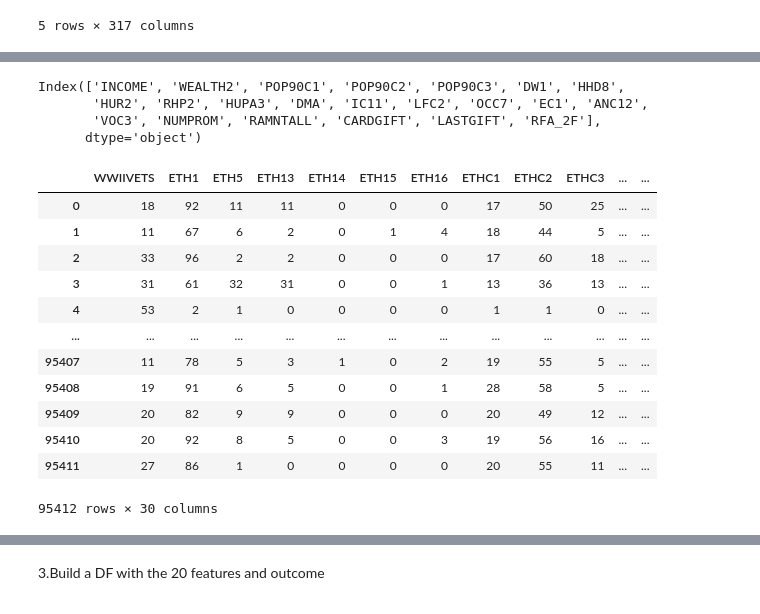
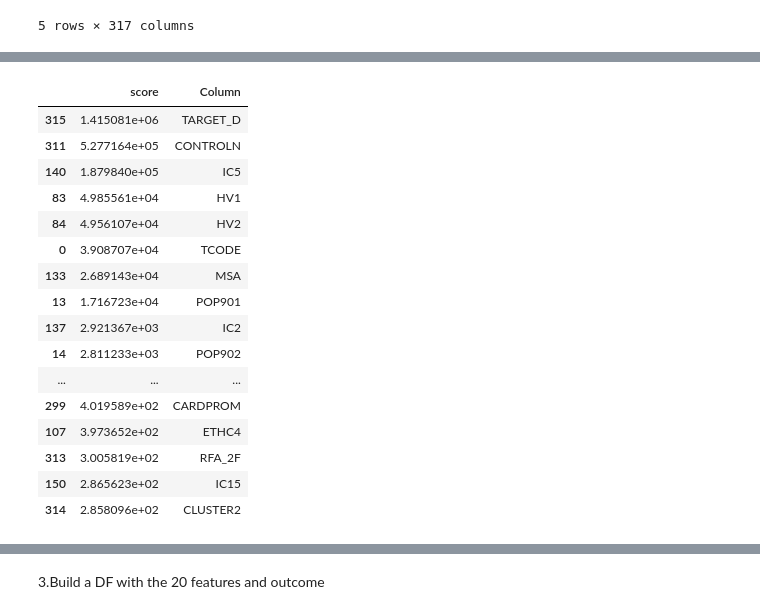
Before and after one commit to chrislacarte/data_inbalance_practice, a Jupyter notebook: main.ipynb, the cells around one changed output, grey strips where cells are left out. Drawn from its saved outputs; the diff is of its cells as text; code cells hidden in the pictures.

```diff
--- a/main.ipynb
+++ b/main.ipynb
@@ -149,7 +140,0 @@ cols_to_keep = pval_over_5_perc_T.columns
-# %%
-cols_to_keep
-# %% [output]
-Index(['INCOME', 'WEALTH2', 'POP90C1', 'POP90C2', 'POP90C3', 'DW1', 'HHD8',
-       'HUR2', 'RHP2', 'HUPA3', 'DMA', 'IC11', 'LFC2', 'OCC7', 'EC1', 'ANC12',
-       'VOC3', 'NUMPROM', 'RAMNTALL', 'CARDGIFT', 'LASTGIFT', 'RFA_2F'],
-      dtype='object')
@@ -162,16 +140,0 @@ X = X[['WWIIVETS', 'ETH1', 'ETH5', 'ETH13', 'ETH14', 'ETH15', 'ETH16',
-# %%
-X
-# %% [output]
-|  | WWIIVETS | ETH1 | ETH5 | ETH13 | ETH14 | ETH15 | ETH16 | ETHC1 | ETHC2 | ETHC3 | ... | ... |
-| 0 | 18 | 92 | 11 | 11 | 0 | 0 | 0 | 17 | 50 | 25 | ... | ... |
-| 1 | 11 | 67 | 6 | 2 | 0 | 1 | 4 | 18 | 44 | 5 | ... | ... |
-| 2 | 33 | 96 | 2 | 2 | 0 | 0 | 0 | 17 | 60 | 18 | ... | ... |
-| 3 | 31 | 61 | 32 | 31 | 0 | 0 | 1 | 13 | 36 | 13 | ... | ... |
-| 4 | 53 | 2 | 1 | 0 | 0 | 0 | 0 | 1 | 1 | 0 | ... | ... |
-| ... | ... | ... | ... | ... | ... | ... | ... | ... | ... | ... | ... | ... |
-| 95407 | 11 | 78 | 5 | 3 | 1 | 0 | 2 | 19 | 55 | 5 | ... | ... |
-| 95408 | 19 | 91 | 6 | 5 | 0 | 0 | 1 | 28 | 58 | 5 | ... | ... |
-| 95409 | 20 | 82 | 9 | 9 | 0 | 0 | 0 | 20 | 49 | 12 | ... | ... |
-| 95410 | 20 | 92 | 8 | 5 | 0 | 0 | 3 | 19 | 56 | 16 | ... | ... |
-| 95411 | 27 | 86 | 1 | 0 | 0 | 0 | 0 | 20 | 55 | 11 | ... | ... |
-95412 rows × 30 columns
@@ -177,0 +144,25 @@ X
+# %%
+# To check the scores
+model = SelectKBest(chi2, k=20).fit(X, y)
+df = pd.DataFrame(data = model.scores_, columns = ['score'])
+df['Column'] = X.columns
+
+df.sort_values(by = ['score'], ascending = False).head(40)
+# %% [output]
+|  | score | Column |
+| 315 | 1.415081e+06 | TARGET_D |
+| 311 | 5.277164e+05 | CONTROLN |
+| 140 | 1.879840e+05 | IC5 |
+| 83 | 4.985561e+04 | HV1 |
+| 84 | 4.956107e+04 | HV2 |
+| 0 | 3.908707e+04 | TCODE |
+| 133 | 2.689143e+04 | MSA |
+| 13 | 1.716723e+04 | POP901 |
+| 137 | 2.921367e+03 | IC2 |
+| 14 | 2.811233e+03 | POP902 |
+| ... | ... | ... |
+| 299 | 4.019589e+02 | CARDPROM |
+| 107 | 3.973652e+02 | ETHC4 |
+| 313 | 3.005819e+02 | RFA_2F |
+| 150 | 2.865623e+02 | IC15 |
+| 314 | 2.858096e+02 | CLUSTER2 |
```
Also changed, not shown: parts of 64 cells of this notebook, 5 other files.
